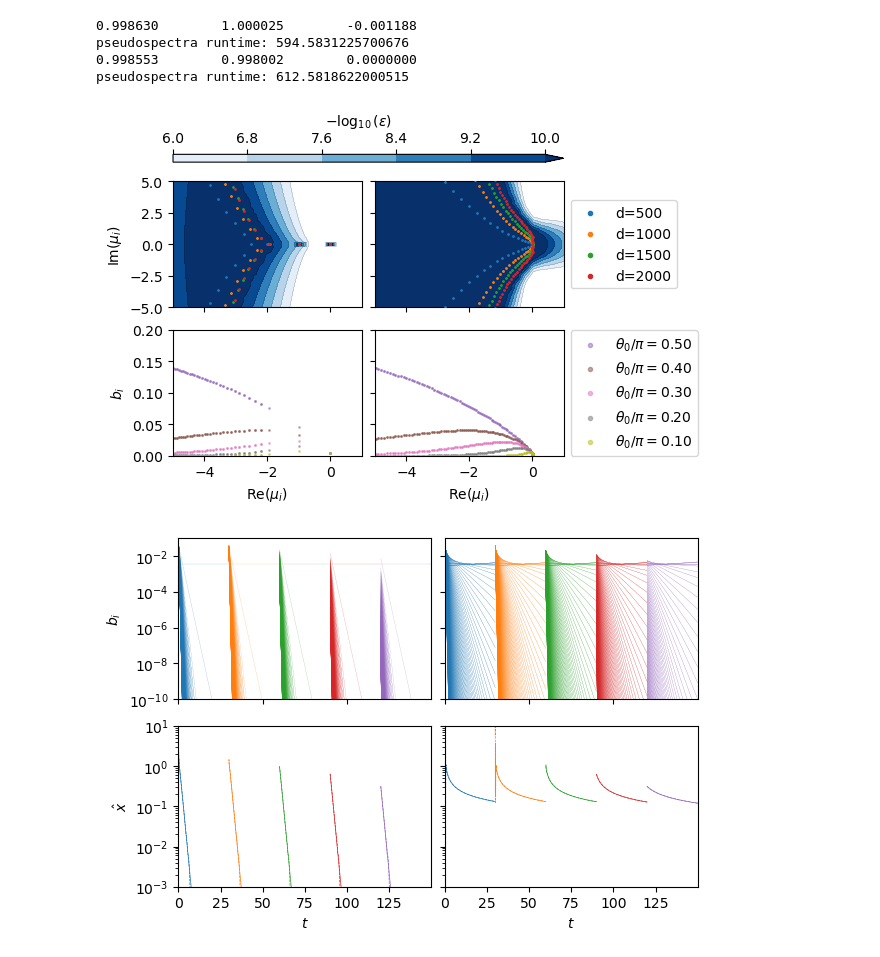
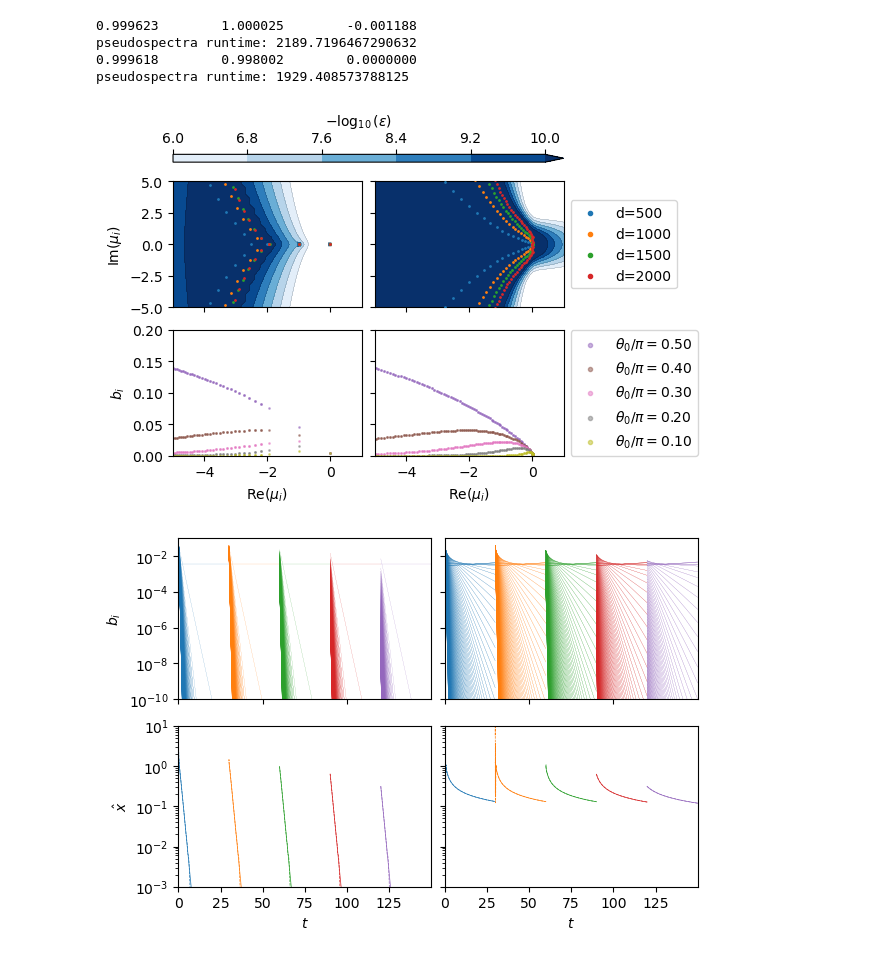
Before and after one commit to znicolaou/kuramoto_dmd, a Jupyter notebook: onedim.ipynb, the cells around one changed output. Cells and saved outputs as stored; diff of their text form; code cells hidden in the pictures.

```diff
--- a/onedim.ipynb
+++ b/onedim.ipynb
@@ -133,9 +135,7 @@ phitildes runtime: 0.07038012892007828
 # %%
 num=dmax
-# nr=51
-# ni=51
-nr=26
-ni=26
+nr=51
+ni=51
 murs=-5+6*np.arange(nr)/(nr-1)
 muis=-5+2*5*np.arange(ni)/(ni-1)
 
@@ -149,10 +149,10 @@ inds2=np.intersect1d(np.where(np.abs(np.real(np.log(evals2)/dt))<5)[0],np.where(
 zs2=np.concatenate([np.exp((murs[:,np.newaxis]+1j*muis[np.newaxis,:]).ravel()*dt),evals2[inds2]])
 zs2,pseudo2,xis2,its2=dmd.resDMDpseudo(u2.compute(),A2,zs2,evals2,evecs2,filebase,verbose)
 # %% [output]
-0.998630        1.000025        -0.001188
-pseudospectra runtime: 594.5831225700676
-0.998553        0.998002        0.0000000
-pseudospectra runtime: 612.5818622000515
+0.999623        1.000025        -0.001188
+pseudospectra runtime: 2189.7196467290632
+0.999618        0.998002        0.0000000
+pseudospectra runtime: 1929.408573788125
 # %%
 filebase0='data/1ddmd/'
 
@@ -187,6 +187,8 @@ markers=['>','v','^','<','o']
 fig,axs=plt.subplots(2,2,figsize=(6,4),layout='constrained')
 
 plt.subplot(2,2,1)
+plt.gca().set_rasterization_zorder(0)
+
 for i in range(len(ev2s)):
     plt.scatter(np.real(np.log(ev2s[i])/dt),np.imag(np.log(ev2s[i])/dt),s=1,label='d=%i'%ds[i],zorder=4)
 plt.xlim(-5,1)
@@ -200,6 +202,8 @@ cs2 = plt.gca().tricontour(cs1,levels=levels,colors=('k',),linewidths=0.1)
 
 
 plt.subplot(2,2,2)
+plt.gca().set_rasterization_zorder(0)
+
 for i in range(len(evs)):
     plt.scatter(np.real(np.log(evs[i])/dt),np.imag(np.log(evs[i])/dt),s=1,label='d=%i'%ds[i],zorder=4)
 # plt.title('$\dot{\phi}=-\sin(\theta)^3$')
@@ -207,7 +211,7 @@ plt.xlim(-5,1)
 plt.ylim(-5,5)
 plt.gca().set_xticklabels('')
 plt.gca().set_yticklabels('')
-cs1 = plt.gca().tricontourf(np.real(np.log(zs)/dt),np.imag(np.log(zs)/dt),np.log(1/np.array(pseudo))/np.log(10),levels=levels,cmap='Blues',extend='max')
+cs1 = plt.gca().tricontourf(np.real(np.log(zs)/dt),np.imag(np.log(zs)/dt),np.log(1/np.array(pseudo))/np.log(10),levels=levels,cmap='Blues',extend='max',zorder=-4)
 cs2 = plt.gca().tricontour(cs1,levels=levels,colors=('k',),linewidths=0.1)
 fig.colorbar(cs1, ax=axs[:,:], location='top',aspect=50,label=r'$-\log_{10}(\varepsilon)$')
 
@@ -216,35 +220,36 @@ plt.gca().legend(loc='center left', markerscale=3, bbox_to_anchor=(1, 0.5))
 plt.subplot(2,2,3)
 # for i in range(len(ev2s)):
 for i in [len(ev2s)-1]:
     # for j in range(numtraj//2):
     for j in range(numtraj):
         plt.scatter(np.real(np.log(ev2s[i])/dt),np.abs(bs2s[i][j*int(T/dt-1)]),s=1,alpha=0.5,c=colors[j+4])
 plt.xlim(-5,1)
 plt.ylim(0,0.2)
 plt.xlabel(r'$\mathrm{Re}(\mu_i)$')
 plt.ylabel('$b_i$')
 
 plt.subplot(2,2,4)
 # for i in range(len(evs)):
 for i in [len(evs)-1]:
     # for j in range(numtraj//2):
     for j in range(numtraj):
         if i==len(evs)-1:
             plt.scatter(np.real(np.log(evs[i])/dt),np.abs(bss[i][j*int(T/dt-1)]),s=1,alpha=0.5,c=colors[j+4],label=r'$\theta_0/\pi=%.2f$'%(ics[j]/np.pi))
         else:
             plt.scatter(np.real(np.log(evs[i])/dt),np.abs(bss[i][j*int(T/dt-1)]),s=1,alpha=0.5,c=colors[j+4])
 
 plt.xlim(-5,1)
 plt.ylim(0,0.2)
 plt.gca().legend(loc='center left', markerscale=3, bbox_to_anchor=(1, 0.5))
+
 plt.xlabel(r'$\mathrm{Re}(\mu_i)$')
 plt.gca().set_yticklabels('')
 
 
-plt.savefig('1ddmd1.pdf')
+plt.savefig('1ddmd1.pdf',dpi=200)
 plt.show()
 # %% [output]
-[figure, old version]
+[figure, new version]
 # %%
 i=len(ds)-1
 num=dmax
```
Also changed, not shown: parts of 3 cells of this notebook, 2 other files.
